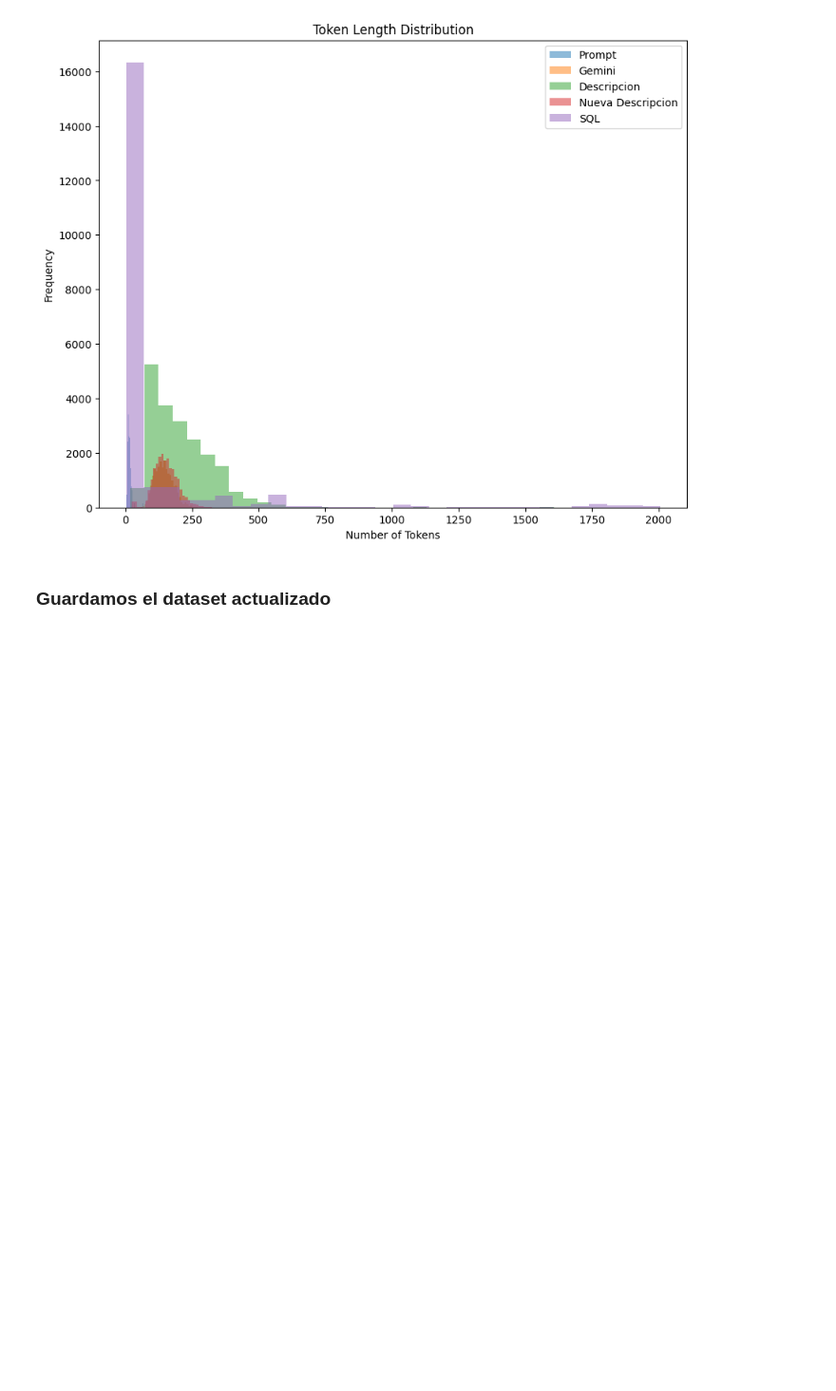
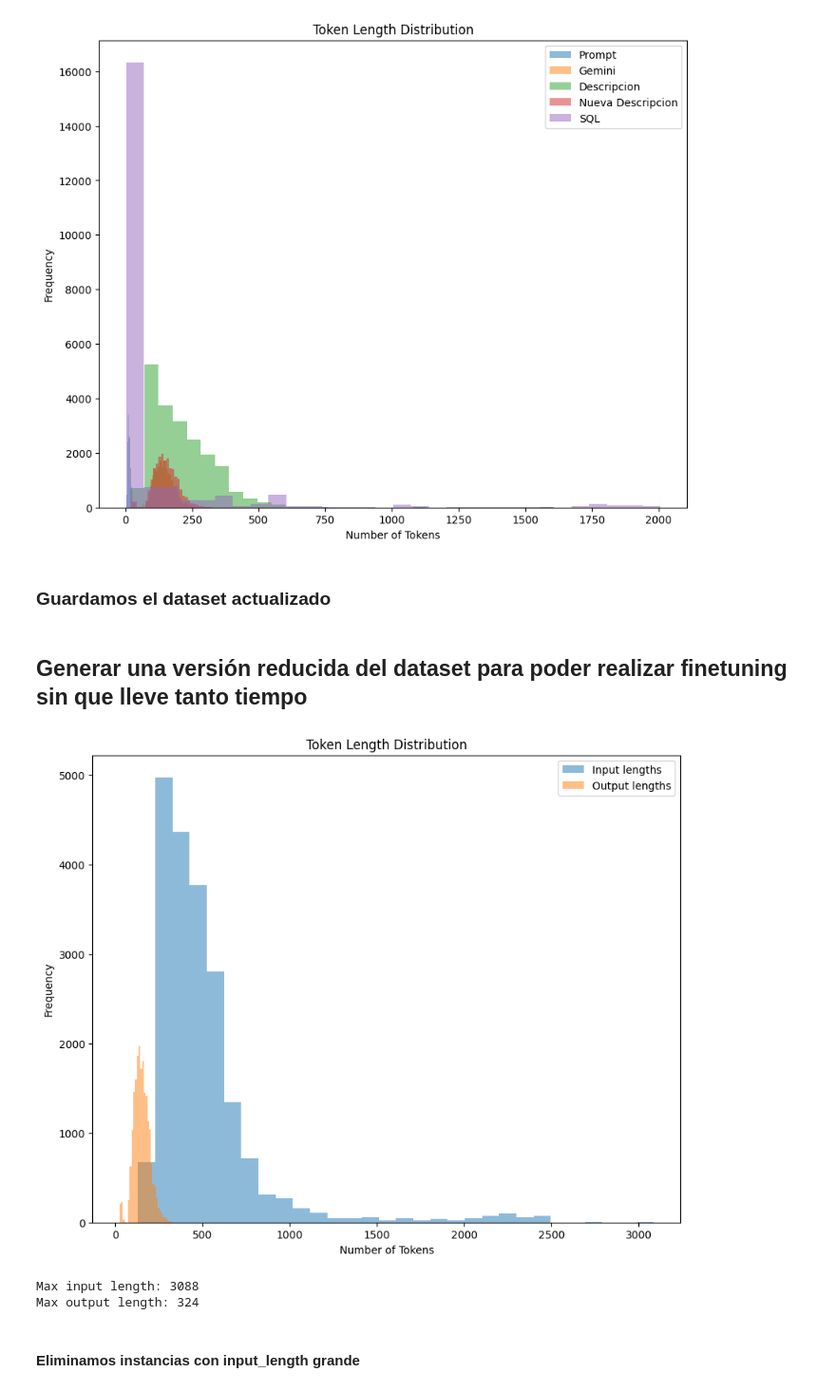
Before and after one commit to alberalm/Hackathon-PNAV, a Jupyter notebook: 3. Finetuning/Datasets generation/dataset_pruning.ipynb, the cells around one changed output. Shown at 95% size. Cells and saved outputs as stored; diff of their text form; code cells hidden in the pictures; blank space fills up the shorter version.

Commit message:
Smaller description datasets for finetuning

```diff
--- a/3. Finetuning/Datasets generation/dataset_pruning.ipynb
+++ b/3. Finetuning/Datasets generation/dataset_pruning.ipynb
@@ -144,3 +144,57 @@ Key SQL has maximum token length of 2007.
 # %%
 with open('../description_train_dataset.json', 'w') as f:
     json.dump(df.to_dict(orient='records'), f)
+# %% [markdown]
+## Generar una versión reducida del dataset para poder realizar finetuning sin que lleve tanto tiempo
+# %%
+tokenizer = AutoTokenizer.from_pretrained("BSC-LT/salamandra-7b-instruct")
+dataset = json.load(open('../description_train_dataset.json', 'r'))
+df = pd.DataFrame(dataset)
+# %%
+input_template = """### Prompt:::
+
+{prompt}
+
+### Descripcion a adaptar:::
+
+{descripcion_a_adaptar}
+
+### Descripción científica:::
+
+{descripcion_cientifica}
+
+### Información adicional:::
+
+{informacion_adicional}
+
+### Nueva descripción:::
+
+"""
+
+input_lengths = [len(tokenizer(
+        input_template.format(
+            prompt=row['Prompt'],
+            descripcion_a_adaptar=row['Gemini'],
+            descripcion_cientifica=row['Descripcion'],
+            informacion_adicional=row['SQL']
+        )
+    )['input_ids']) for row in dataset]
+output_lengths = [len(tokenizer(row['Nueva Descripcion'])['input_ids']) for row in dataset]
+
+plt.figure(figsize=(10,8))
+plt.hist(input_lengths, bins=30, alpha=0.5, label='Input lengths')
+plt.hist(output_lengths, bins=30, alpha=0.5, label='Output lengths')
+plt.legend()
+plt.title("Token Length Distribution")
+plt.xlabel("Number of Tokens")
+plt.ylabel("Frequency")
+plt.show()
+
+print(f"Max input length: {max(input_lengths)}")
+print(f"Max output length: {max(output_lengths)}")
+# %% [output]
+[figure, added]
+Max input length: 3088
+Max output length: 324
+# %% [markdown]
+#### Eliminamos instancias con input_length grande
```
Also changed, not shown: parts of 13 cells of this notebook, 3 other files.
